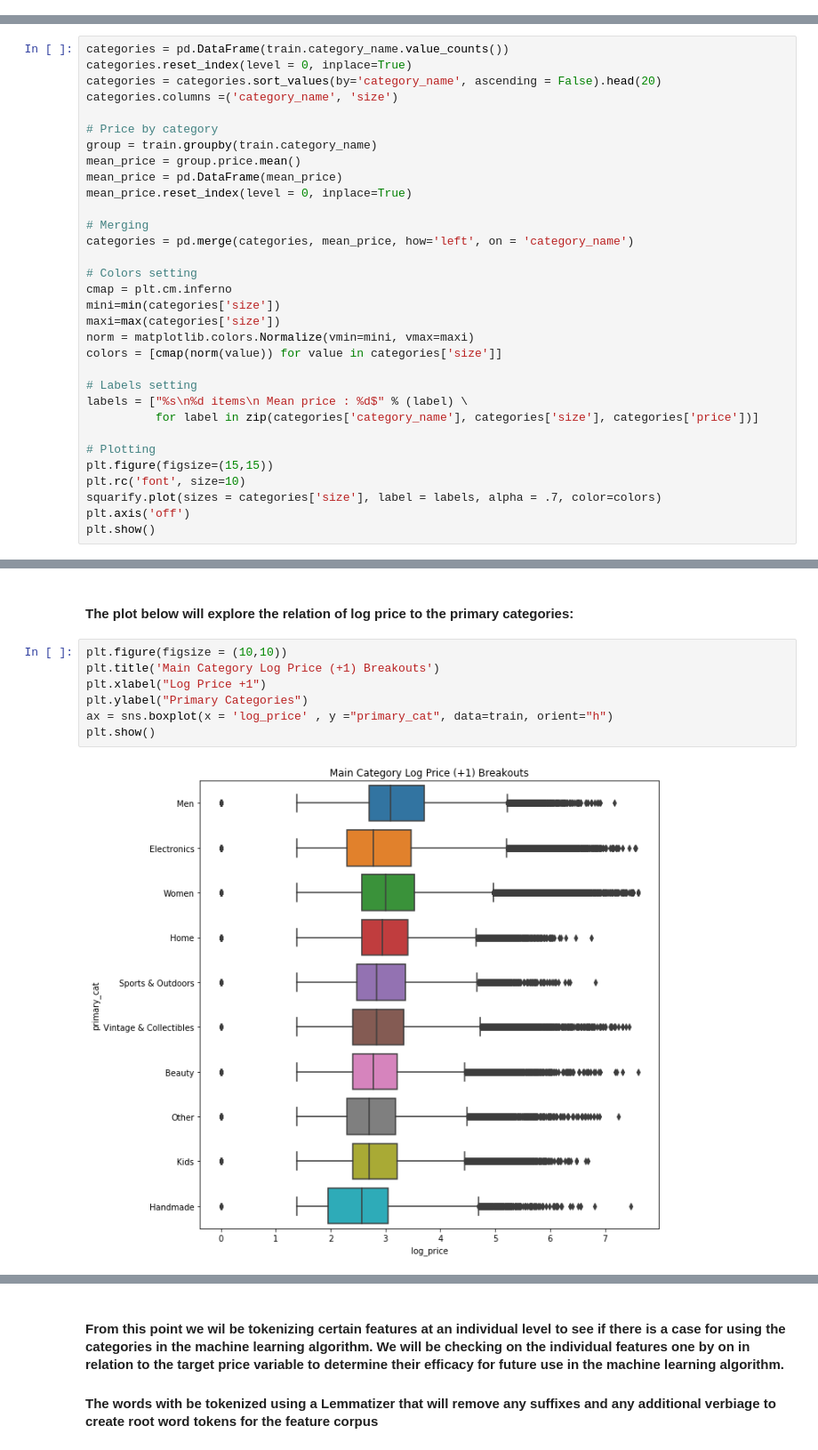
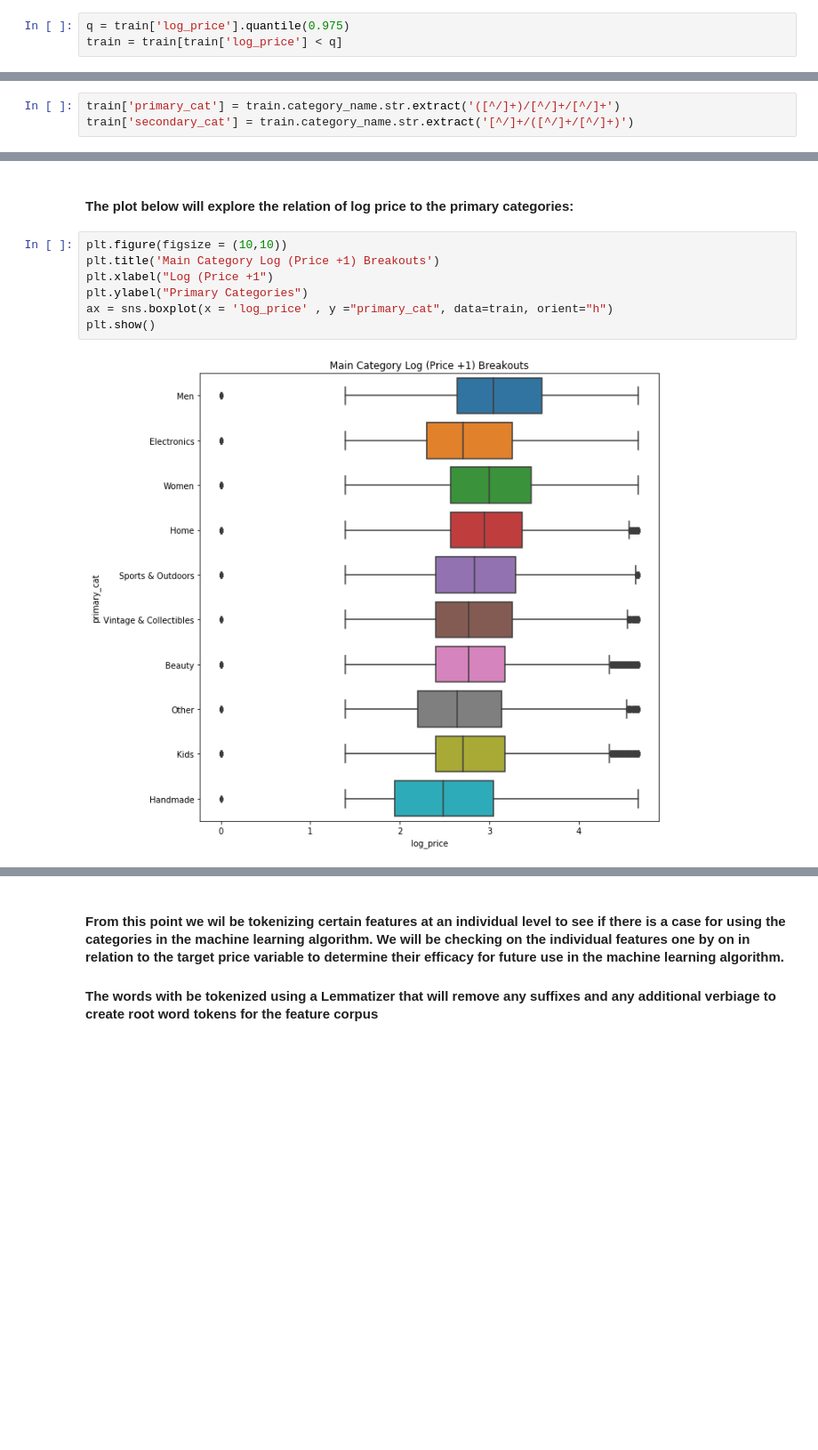
Before and after one commit to kyungjunism/mercari_price_prediction, a Jupyter notebook: Mercari Price Prediction EDA.ipynb, the cells around one changed output, grey strips where cells are left out. Shown: that part at 89% size. Cells and saved outputs as stored; diff of their text form; blank space fills up the shorter version.

```diff
--- a/Mercari Price Prediction EDA.ipynb
+++ b/Mercari Price Prediction EDA.ipynb
@@ -189,0 +169,3 @@ Name: price, dtype: float64
+# %%
+q = train['log_price'].quantile(0.975)
+train = train[train['log_price'] < q]
@@ -328,32 +347,0 @@ plt.show()
-# %%
-categories = pd.DataFrame(train.category_name.value_counts())
-categories.reset_index(level = 0, inplace=True)
-categories = categories.sort_values(by='category_name', ascending = False).head(20)
-categories.columns =('category_name', 'size')
-
-# Price by category
-group = train.groupby(train.category_name)
-mean_price = group.price.mean()
-mean_price = pd.DataFrame(mean_price)
-mean_price.reset_index(level = 0, inplace=True)
-
-# Merging
-categories = pd.merge(categories, mean_price, how='left', on = 'category_name')
-
-# Colors setting
-cmap = plt.cm.inferno
-mini=min(categories['size'])
-maxi=max(categories['size'])
-norm = matplotlib.colors.Normalize(vmin=mini, vmax=maxi)
-colors = [cmap(norm(value)) for value in categories['size']]
-
-# Labels setting
-labels = ["%s\n%d items\n Mean price : %d$" % (label) \
-          for label in zip(categories['category_name'], categories['size'], categories['price'])]
-
-# Plotting
-plt.figure(figsize=(15,15))
-plt.rc('font', size=10)
-squarify.plot(sizes = categories['size'], label = labels, alpha = .7, color=colors)
-plt.axis('off')
-plt.show()
@@ -392,3 +350,6 @@ for i in (dfs):
+# %%
+train['primary_cat'] = train.category_name.str.extract('([^/]+)/[^/]+/[^/]+')
+train['secondary_cat'] = train.category_name.str.extract('[^/]+/([^/]+/[^/]+)')
 # %%
 print('unique primary categories: \n',train['primary_cat'].nunique())
 print('unique secondary categories: \n',train['secondary_cat'].nunique())
@@ -431,10 +374,10 @@ plt.show()
 #### The plot below will explore the relation of log price to the primary categories:
 # %%
 plt.figure(figsize = (10,10))
-plt.title('Main Category Log Price (+1) Breakouts')
-plt.xlabel("Log Price +1")
+plt.title('Main Category Log (Price +1) Breakouts')
+plt.xlabel("Log (Price +1")
 plt.ylabel("Primary Categories")
 ax = sns.boxplot(x = 'log_price' , y ="primary_cat", data=train, orient="h")
 plt.show()
 # %% [output]
-[figure, old version]
+[figure, new version]
```
Also changed, not shown: parts of 60 cells of this notebook.
